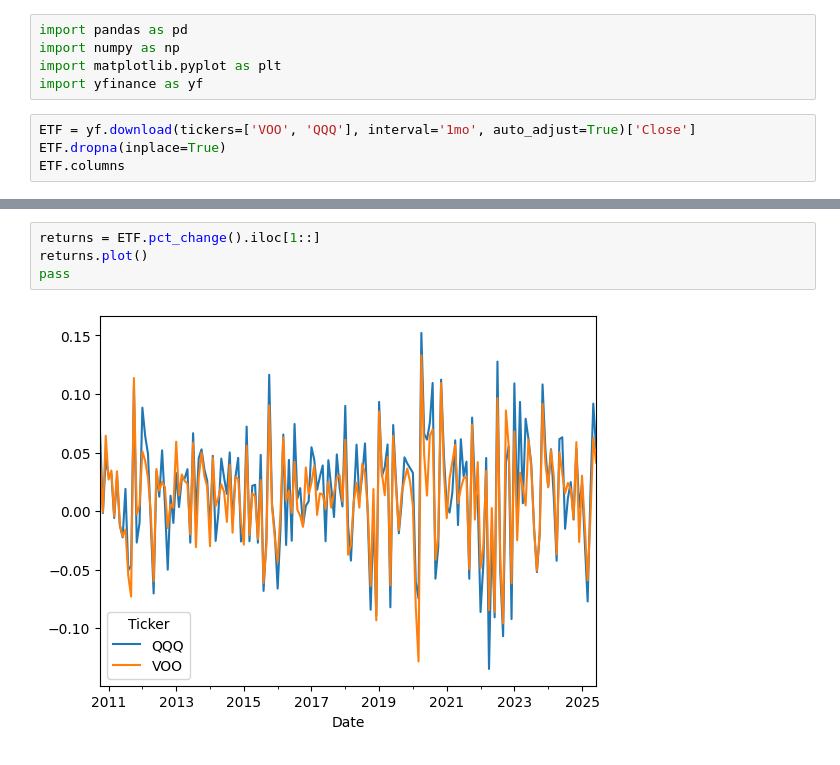
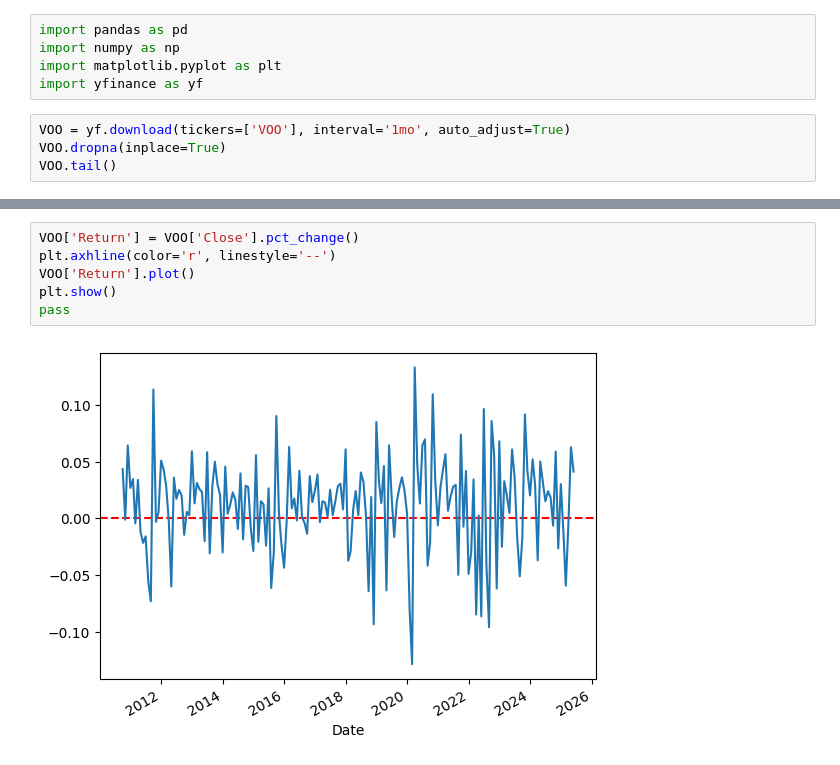
Before and after one commit to zackSpec/ML, a Jupyter notebook: QF.ipynb, the cells around one changed output, grey strips where cells are left out. Drawn from its saved outputs; the diff is of its cells as text.

```diff
--- a/QF.ipynb
+++ b/QF.ipynb
@@ -4,7 +4,7 @@ import numpy as np
 import matplotlib.pyplot as plt
 import yfinance as yf
 # %%
-ETF = yf.download(tickers=['VOO', 'QQQ'], interval='1mo', auto_adjust=True)['Close']
-ETF.dropna(inplace=True)
-ETF.columns
+VOO = yf.download(tickers=['VOO'], interval='1mo', auto_adjust=True)
+VOO.dropna(inplace=True)
+VOO.tail()
 # %% [output]
@@ -13,7 +42,9 @@ Index(['QQQ', 'VOO'], dtype='object', name='Ticker')
 # %%
-returns = ETF.pct_change().iloc[1::]
-returns.plot()
+VOO['Return'] = VOO['Close'].pct_change()
+plt.axhline(color='r', linestyle='--')
+VOO['Return'].plot()
+plt.show()
 pass
 # %% [output]
-[figure, old version]
+[figure, new version]
 # %%
```
Also changed, not shown: parts of 17 cells of this notebook.
